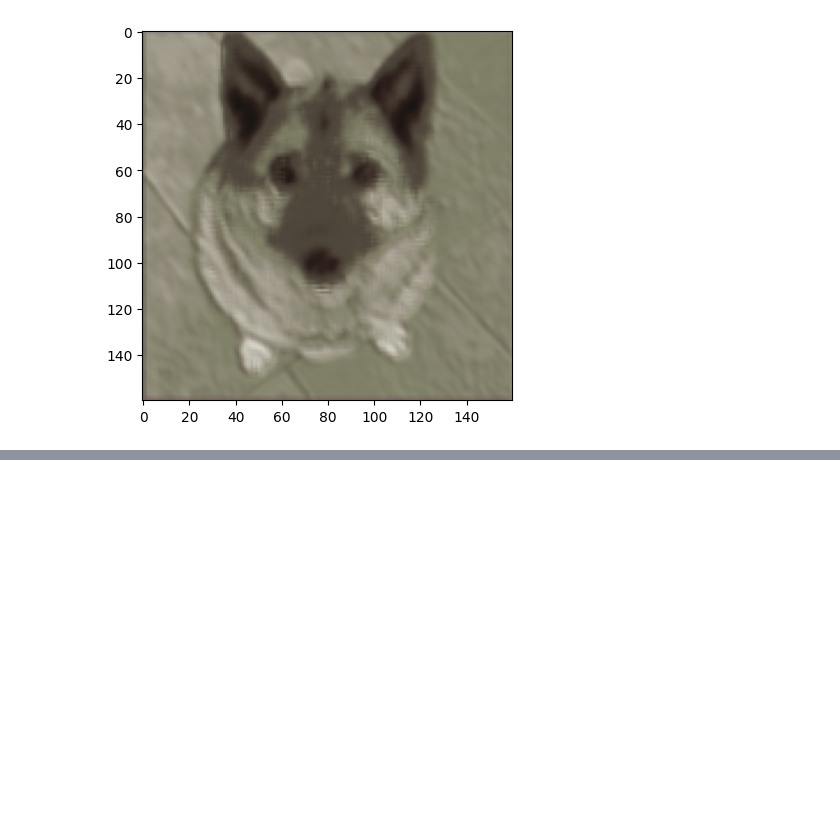
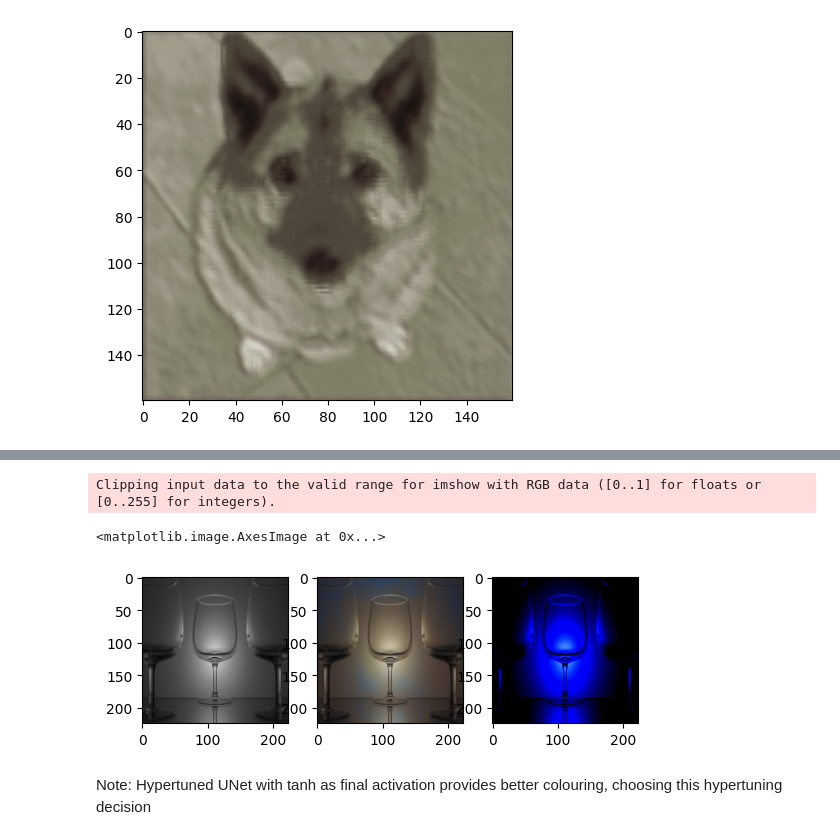
Before and after one commit to Yug-Oswal/imagenet-imagecoloring, a Jupyter notebook: imagecolor-init.ipynb, the cells around one changed output, grey strips where cells are left out. Cells and saved outputs as stored; diff of their text form; code cells hidden in the pictures; blank space fills up the shorter version.

```diff
--- a/imagecolor-init.ipynb
+++ b/imagecolor-init.ipynb
@@ -304,0 +309,5 @@ class UNet(tf.keras.Model):
+# %%
+model = UNet()
+model.compile(optimizer='adam', loss='mse', metrics=[rms()])
+# %%
+model.fit(val_data, epochs=5, verbose=2)
@@ -304,0 +326,2 @@ class UNet(tf.keras.Model):
+# %%
+results = model.predict(batch[0])
@@ -304,0 +330,11 @@ class UNet(tf.keras.Model):
+# %%
+fig, axs = plt.subplots(1, 3)
+axs[0].imshow((batch[0][0] + 1) * 127.5, cmap='gray', vmin=0, vmax=255)
+axs[1].imshow((results[0] + 1) / 2)
+axs[2].imshow(batch[1][0])
+# %% [output]
+Clipping input data to the valid range for imshow with RGB data ([0..1] for floats or [0..255] for integers).
+<matplotlib.image.AxesImage at 0x...>
+[figure, added]
+# %% [markdown]
+Note: Hypertuned UNet with tanh as final activation provides better colouring, choosing this hypertuning decision
```
Also changed, not shown: parts of 18 cells of this notebook.
